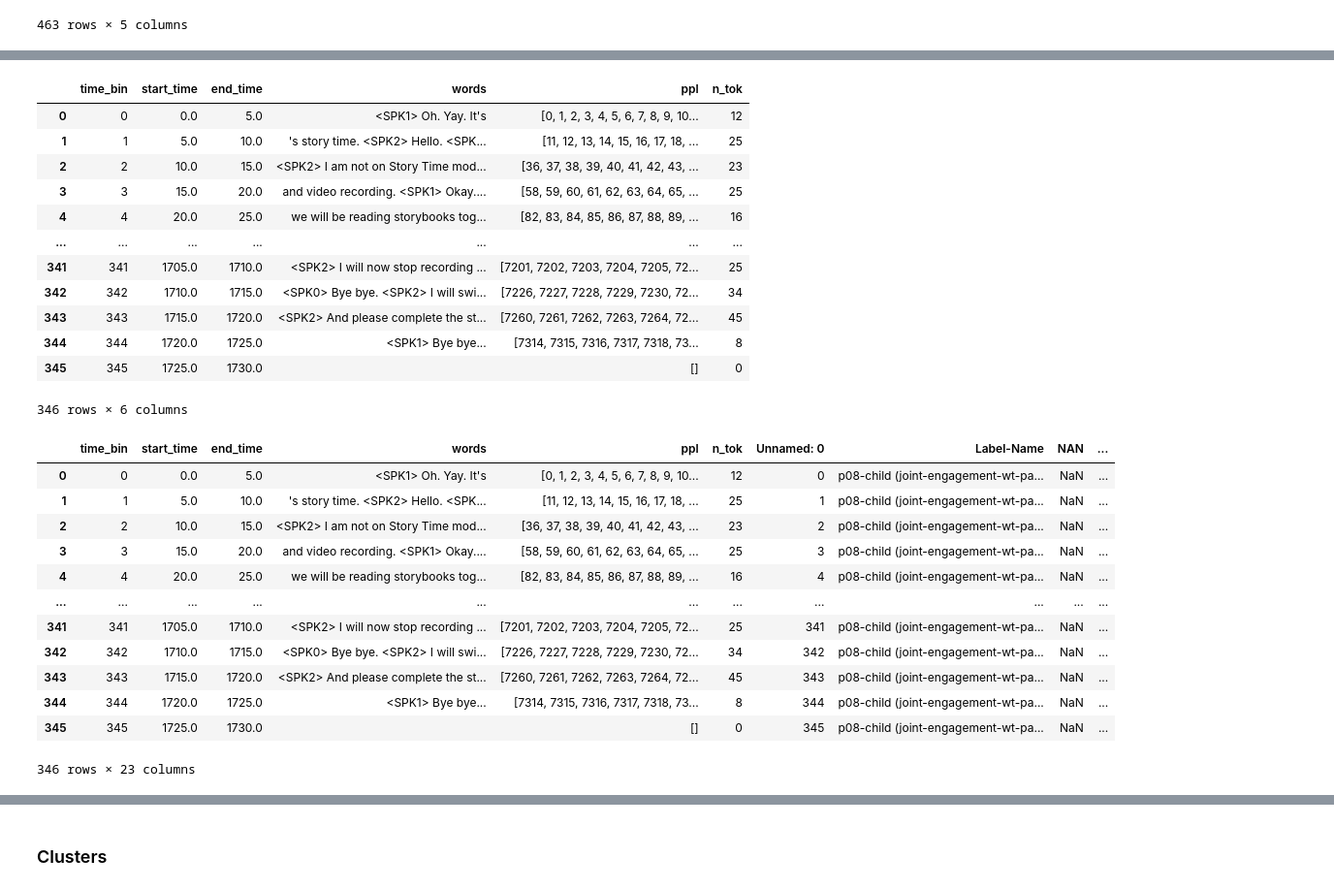
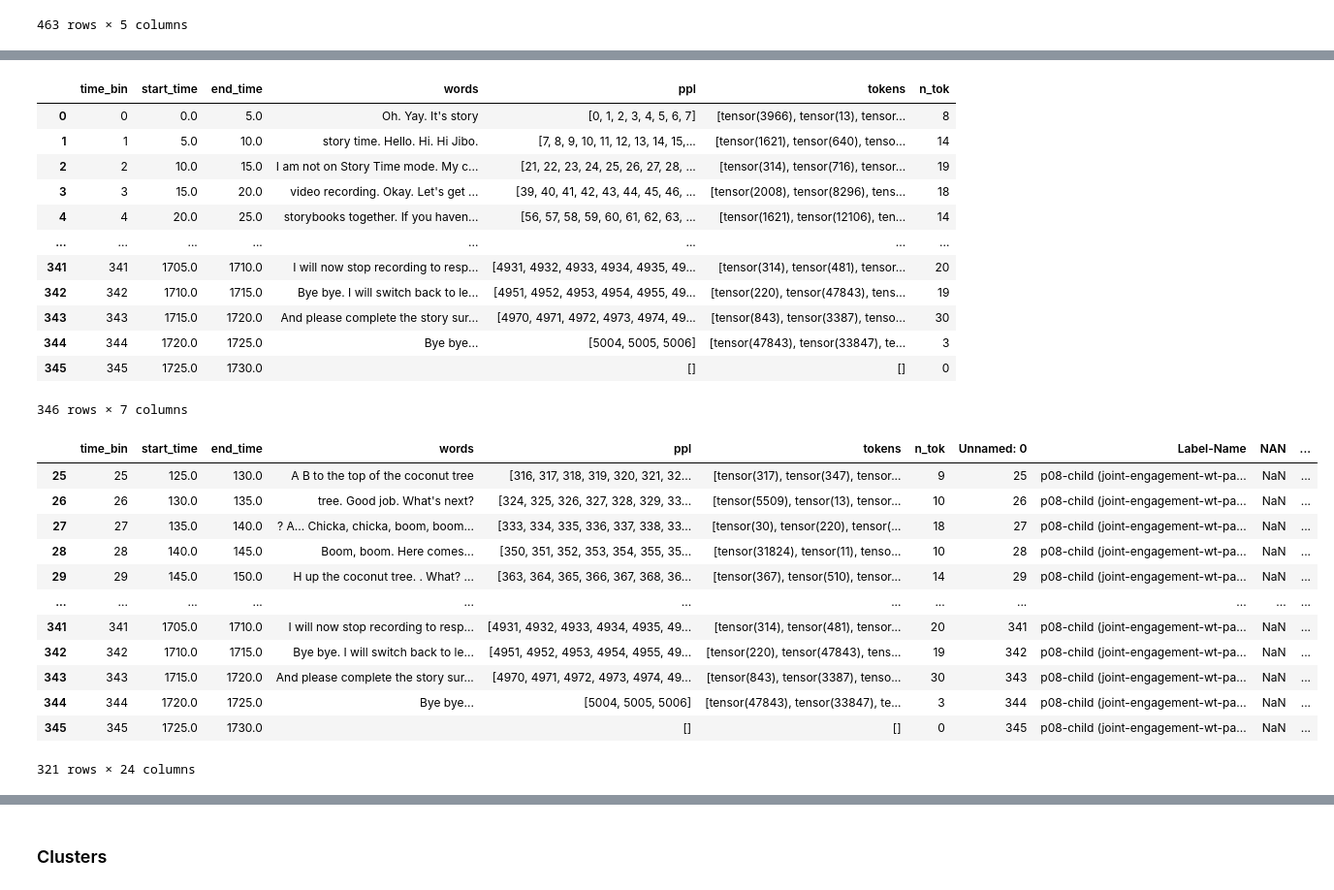
Before and after one commit to serenabono/conversational_dominance, a Jupyter notebook: notebooks/gpt2_ppl_engagement.ipynb, the cells around one changed output, grey strips where cells are left out. Shown: that part at 97% size. Drawn from its saved outputs; the diff is of its cells as text; code cells hidden in the pictures.

```diff
--- a/notebooks/gpt2_ppl_engagement.ipynb
+++ b/notebooks/gpt2_ppl_engagement.ipynb
@@ -120,4 +123,4 @@ from utils import remove_match_prefix_ppl
 # %%
-filtered_tokens_p1, filtered_ppl_p1, filtered_encodings_p1 = remove_match_prefix_ppl(token_list, all_data['p1'], matches, tokenizer)
+filtered_tokens_p1, filtered_ppl_p1, filtered_encodings_p1, filtered_matches_p1 = remove_match_prefix_ppl(token_list, all_data['p1'], matches, tokenizer, min_len=1)
 assert np.cumsum([len(token) for token in filtered_tokens_p1])[-1], len(filtered_tokens_p1)
 # %%
@@ -219,7 +243,7 @@ conversation_dataset
 # %%
 assert len(matches) == len(conversation_dataset['content'])
 # %%
-conversation_dataset["tokens"] = [token.detach().numpy() for token in token_list]
+conversation_dataset["tokens"] = [token.detach().numpy() for token in filtered_tokens_p1]
 conversation_dataset
 # %% [output]
 |  | Unnamed: 0 | timestamp | real_time | speaker | content | tokens |
@@ -323,6 +332,7 @@ def assign_words_to_bins(df, bin_size=5.0):
             "end_time": (b + 1) * bin_size,
             "words": tokenizer.decode(torch.tensor(bin_tok[b]), skip_special_tokens=True),
             "ppl": bin_ppl[b],
+            "tokens": torch.tensor(bin_tok[b]),
             "n_tok": len(bin_tok[b])
         }
         for b in all_bins
@@ -334,38 +344,38 @@ bins_df = assign_words_to_bins(df, bin_size=5.0)
 # %%
 bins_df
 # %% [output]
-|  | time_bin | start_time | end_time | words | ppl | n_tok |
-| 0 | 0 | 0.0 | 5.0 | <SPK1> Oh. Yay. It's | [0, 1, 2, 3, 4, 5, 6, 7, 8, 9, 10... | 12 |
-| 1 | 1 | 5.0 | 10.0 | 's story time. <SPK2> Hello. <SPK... | [11, 12, 13, 14, 15, 16, 17, 18, ... | 25 |
-| 2 | 2 | 10.0 | 15.0 | <SPK2> I am not on Story Time mod... | [36, 37, 38, 39, 40, 41, 42, 43, ... | 23 |
-| 3 | 3 | 15.0 | 20.0 | and video recording. <SPK1> Okay.... | [58, 59, 60, 61, 62, 63, 64, 65, ... | 25 |
-| 4 | 4 | 20.0 | 25.0 | we will be reading storybooks tog... | [82, 83, 84, 85, 86, 87, 88, 89, ... | 16 |
-| ... | ... | ... | ... | ... | ... | ... |
-| 341 | 341 | 1705.0 | 1710.0 | <SPK2> I will now stop recording ... | [7201, 7202, 7203, 7204, 7205, 72... | 25 |
-| 342 | 342 | 1710.0 | 1715.0 | <SPK0> Bye bye. <SPK2> I will swi... | [7226, 7227, 7228, 7229, 7230, 72... | 34 |
-| 343 | 343 | 1715.0 | 1720.0 | <SPK2> And please complete the st... | [7260, 7261, 7262, 7263, 7264, 72... | 45 |
-| 344 | 344 | 1720.0 | 1725.0 | <SPK1> Bye bye... | [7314, 7315, 7316, 7317, 7318, 73... | 8 |
-| 345 | 345 | 1725.0 | 1730.0 |  | [] | 0 |
+|  | time_bin | start_time | end_time | words | ppl | tokens | n_tok |
+| 0 | 0 | 0.0 | 5.0 | Oh. Yay. It's story | [0, 1, 2, 3, 4, 5, 6, 7] | [tensor(3966), tensor(13), tensor... | 8 |
+| 1 | 1 | 5.0 | 10.0 | story time. Hello. Hi. Hi Jibo. | [7, 8, 9, 10, 11, 12, 13, 14, 15,... | [tensor(1621), tensor(640), tenso... | 14 |
+| 2 | 2 | 10.0 | 15.0 | I am not on Story Time mode. My c... | [21, 22, 23, 24, 25, 26, 27, 28, ... | [tensor(314), tensor(716), tensor... | 19 |
+| 3 | 3 | 15.0 | 20.0 | video recording. Okay. Let's get ... | [39, 40, 41, 42, 43, 44, 45, 46, ... | [tensor(2008), tensor(8296), tens... | 18 |
+| 4 | 4 | 20.0 | 25.0 | storybooks together. If you haven... | [56, 57, 58, 59, 60, 61, 62, 63, ... | [tensor(1621), tensor(12106), ten... | 14 |
+| ... | ... | ... | ... | ... | ... | ... | ... |
+| 341 | 341 | 1705.0 | 1710.0 | I will now stop recording to resp... | [4931, 4932, 4933, 4934, 4935, 49... | [tensor(314), tensor(481), tensor... | 20 |
+| 342 | 342 | 1710.0 | 1715.0 | Bye bye. I will switch back to le... | [4951, 4952, 4953, 4954, 4955, 49... | [tensor(220), tensor(47843), tens... | 19 |
+| 343 | 343 | 1715.0 | 1720.0 | And please complete the story sur... | [4970, 4971, 4972, 4973, 4974, 49... | [tensor(843), tensor(3387), tenso... | 30 |
+| 344 | 344 | 1720.0 | 1725.0 | Bye bye... | [5004, 5005, 5006] | [tensor(47843), tensor(33847), te... | 3 |
+| 345 | 345 | 1725.0 | 1730.0 |  | [] | [] | 0 |
-346 rows × 6 columns
+346 rows × 7 columns
 # %%
 assert len(bins_df) == len(annotations_dataset)
 # %%
 combined_df = pd.concat([bins_df.reset_index(drop=True), annotations_dataset.iloc[:bins_df.shape[0]].reset_index(drop=True)], axis=1)
-combined_df
+combined_df.iloc[25:]
 # %% [output]
-|  | time_bin | start_time | end_time | words | ppl | n_tok | Unnamed: 0 | Label-Name | NAN | ... |
-| 0 | 0 | 0.0 | 5.0 | <SPK1> Oh. Yay. It's | [0, 1, 2, 3, 4, 5, 6, 7, 8, 9, 10... | 12 | 0 | p08-child (joint-engagement-wt-pa... | NaN | ... |
-| 1 | 1 | 5.0 | 10.0 | 's story time. <SPK2> Hello. <SPK... | [11, 12, 13, 14, 15, 16, 17, 18, ... | 25 | 1 | p08-child (joint-engagement-wt-pa... | NaN | ... |
-| 2 | 2 | 10.0 | 15.0 | <SPK2> I am not on Story Time mod... | [36, 37, 38, 39, 40, 41, 42, 43, ... | 23 | 2 | p08-child (joint-engagement-wt-pa... | NaN | ... |
-| 3 | 3 | 15.0 | 20.0 | and video recording. <SPK1> Okay.... | [58, 59, 60, 61, 62, 63, 64, 65, ... | 25 | 3 | p08-child (joint-engagement-wt-pa... | NaN | ... |
-| 4 | 4 | 20.0 | 25.0 | we will be reading storybooks tog... | [82, 83, 84, 85, 86, 87, 88, 89, ... | 16 | 4 | p08-child (joint-engagement-wt-pa... | NaN | ... |
-| ... | ... | ... | ... | ... | ... | ... | ... | ... | ... | ... |
-| 341 | 341 | 1705.0 | 1710.0 | <SPK2> I will now stop recording ... | [7201, 7202, 7203, 7204, 7205, 72... | 25 | 341 | p08-child (joint-engagement-wt-pa... | NaN | ... |
-| 342 | 342 | 1710.0 | 1715.0 | <SPK0> Bye bye. <SPK2> I will swi... | [7226, 7227, 7228, 7229, 7230, 72... | 34 | 342 | p08-child (joint-engagement-wt-pa... | NaN | ... |
-| 343 | 343 | 1715.0 | 1720.0 | <SPK2> And please complete the st... | [7260, 7261, 7262, 7263, 7264, 72... | 45 | 343 | p08-child (joint-engagement-wt-pa... | NaN | ... |
-| 344 | 344 | 1720.0 | 1725.0 | <SPK1> Bye bye... | [7314, 7315, 7316, 7317, 7318, 73... | 8 | 344 | p08-child (joint-engagement-wt-pa... | NaN | ... |
-| 345 | 345 | 1725.0 | 1730.0 |  | [] | 0 | 345 | p08-child (joint-engagement-wt-pa... | NaN | ... |
+|  | time_bin | start_time | end_time | words | ppl | tokens | n_tok | Unnamed: 0 | Label-Name | NAN | ... |
+| 25 | 25 | 125.0 | 130.0 | A B to the top of the coconut tree | [316, 317, 318, 319, 320, 321, 32... | [tensor(317), tensor(347), tensor... | 9 | 25 | p08-child (joint-engagement-wt-pa... | NaN | ... |
+| 26 | 26 | 130.0 | 135.0 | tree. Good job. What's next? | [324, 325, 326, 327, 328, 329, 33... | [tensor(5509), tensor(13), tensor... | 10 | 26 | p08-child (joint-engagement-wt-pa... | NaN | ... |
+| 27 | 27 | 135.0 | 140.0 | ? A... Chicka, chicka, boom, boom... | [333, 334, 335, 336, 337, 338, 33... | [tensor(30), tensor(220), tensor(... | 18 | 27 | p08-child (joint-engagement-wt-pa... | NaN | ... |
+| 28 | 28 | 140.0 | 145.0 | Boom, boom. Here comes... | [350, 351, 352, 353, 354, 355, 35... | [tensor(31824), tensor(11), tenso... | 10 | 28 | p08-child (joint-engagement-wt-pa... | NaN | ... |
+| 29 | 29 | 145.0 | 150.0 | H up the coconut tree. . What? ... | [363, 364, 365, 366, 367, 368, 36... | [tensor(367), tensor(510), tensor... | 14 | 29 | p08-child (joint-engagement-wt-pa... | NaN | ... |
+| ... | ... | ... | ... | ... | ... | ... | ... | ... | ... | ... | ... |
+| 341 | 341 | 1705.0 | 1710.0 | I will now stop recording to resp... | [4931, 4932, 4933, 4934, 4935, 49... | [tensor(314), tensor(481), tensor... | 20 | 341 | p08-child (joint-engagement-wt-pa... | NaN | ... |
+| 342 | 342 | 1710.0 | 1715.0 | Bye bye. I will switch back to le... | [4951, 4952, 4953, 4954, 4955, 49... | [tensor(220), tensor(47843), tens... | 19 | 342 | p08-child (joint-engagement-wt-pa... | NaN | ... |
+| 343 | 343 | 1715.0 | 1720.0 | And please complete the story sur... | [4970, 4971, 4972, 4973, 4974, 49... | [tensor(843), tensor(3387), tenso... | 30 | 343 | p08-child (joint-engagement-wt-pa... | NaN | ... |
+| 344 | 344 | 1720.0 | 1725.0 | Bye bye... | [5004, 5005, 5006] | [tensor(47843), tensor(33847), te... | 3 | 344 | p08-child (joint-engagement-wt-pa... | NaN | ... |
+| 345 | 345 | 1725.0 | 1730.0 |  | [] | [] | 0 | 345 | p08-child (joint-engagement-wt-pa... | NaN | ... |
-346 rows × 23 columns
+321 rows × 24 columns
 # %%
 import pandas as pd
 
```
Also changed, not shown: parts of 54 cells of this notebook, 5 other files.
